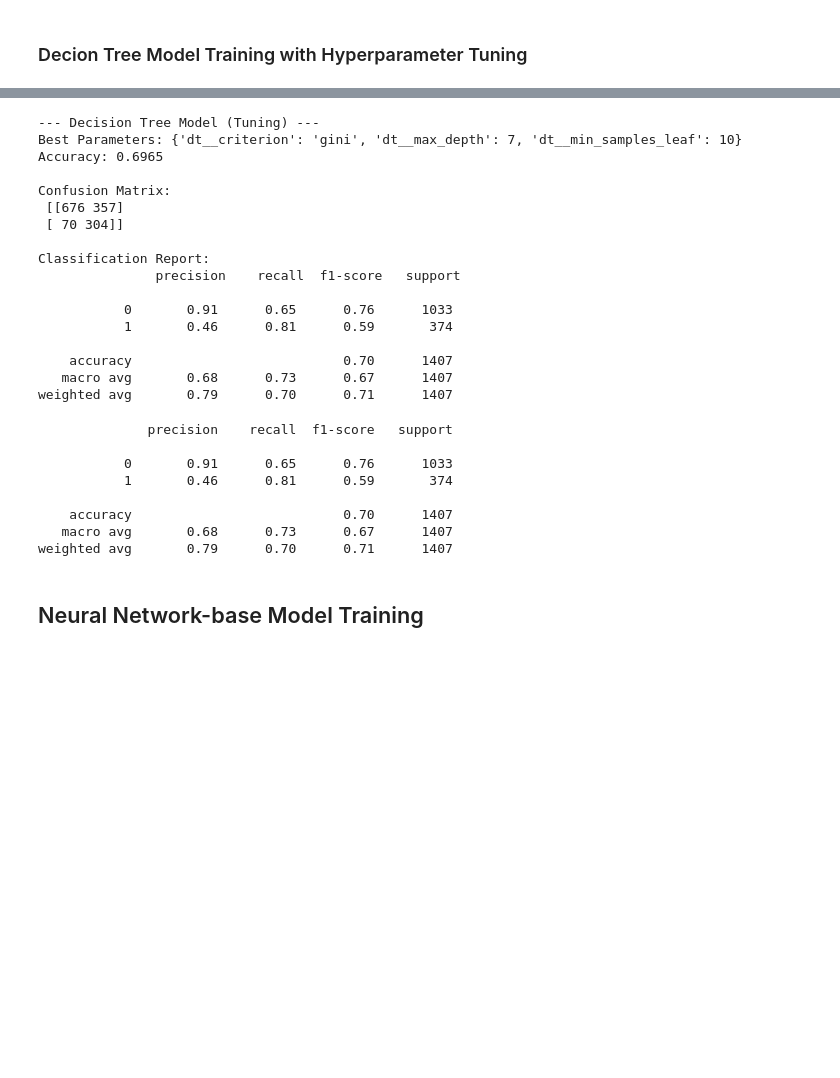
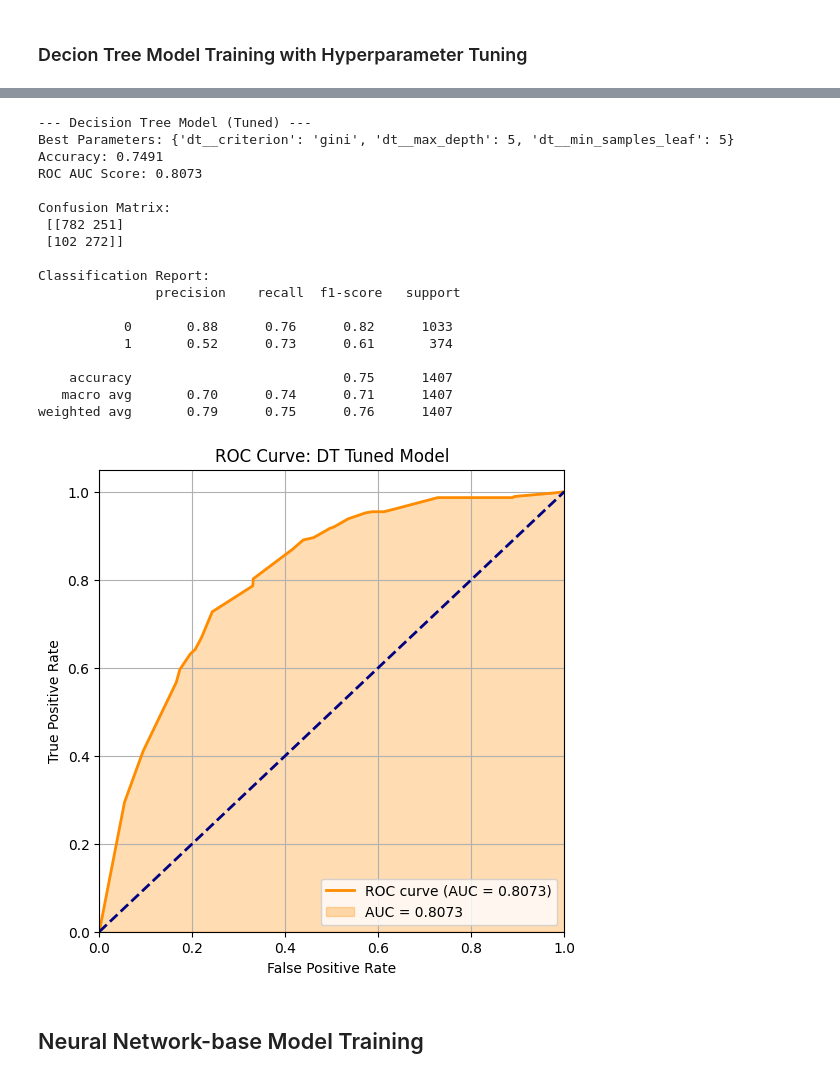
Before and after one commit to Kovindu555/Customer-Churn-Prediction, a Jupyter notebook: Trained_Churn_Predictior.ipynb, the cells around one changed output, grey strips where cells are left out. Cells and saved outputs as stored; diff of their text form; code cells hidden in the pictures; blank space fills up the shorter version.

```diff
--- a/Trained_Churn_Predictior.ipynb
+++ b/Trained_Churn_Predictior.ipynb
@@ -119,4 +141,5 @@ weighted avg       0.78      0.71      0.72      1407
 # %%
 # writing classifiaction report of dt based model to json
+dt_report_dict = classification_report(y_test, y_pred_dt, output_dict=True)
 with open('Smote_dt_C-Report.json','w') as f:
-    json.dump(report_dt, f, indent=4)
+    json.dump(dt_report_dict, f, indent=4)
@@ -138,9 +146,9 @@ weighted avg       0.78      0.71      0.72      1407
 # %% [markdown]
 ### Decion Tree Model Training with Hyperparameter Tuning
 # %%
-# applying smoteenn on DTC
+# applying smote on DTC
 pipeline_dt = Pipeline([
-    ('smoteenn', smoteenn),
+    ('smote', smote),
     ('dt', DecisionTreeClassifier(random_state=42))
 ])
 # %%
@@ -176,32 +184,55 @@ GridSearchCV(cv=5,
 # evaluation of the tuned model
 best_dt_tuned = grid_search_dt.best_estimator_
 y_pred_tuned_dt = best_dt_tuned.predict(X_test)
+
+y_proba_tuned_dt = best_dt_tuned.predict_proba(X_test)[:, 1]
+roc_auc_tuned_dt = roc_auc_score(y_test, y_proba_tuned_dt)
+
 conf_matrix_tuned_dt = confusion_matrix(y_test, y_pred_tuned_dt)
 report_tuned_dt = classification_report(y_test, y_pred_tuned_dt)
 tuned_dt_acc = best_dt_tuned.score(X_test,y_test)
 
-print("--- Decision Tree Model (Tuning) ---")
+print("--- Decision Tree Model (Tuned) ---")
 print(f"Best Parameters: {grid_search_dt.best_params_}")
 print(f'Accuracy: {tuned_dt_acc:.4f}')
+print(f'ROC AUC Score: {roc_auc_tuned_dt:.4f}')
 print("\nConfusion Matrix:\n", conf_matrix_tuned_dt)
 print("\nClassification Report:\n", report_tuned_dt)
 # %% [output]
---- Decision Tree Model (Tuning) ---
-Best Parameters: {'dt__criterion': 'gini', 'dt__max_depth': 7, 'dt__min_samples_leaf': 10}
-Accuracy: 0.6965
+--- Decision Tree Model (Tuned) ---
+Best Parameters: {'dt__criterion': 'gini', 'dt__max_depth': 5, 'dt__min_samples_leaf': 5}
+Accuracy: 0.7491
+ROC AUC Score: 0.8073
 
 Confusion Matrix:
- [[676 357]
- [ 70 304]]
+ [[782 251]
+ [102 272]]
 
 Classification Report:
                precision    recall  f1-score   support
 
-           0       0.91      0.65      0.76      1033
-           1       0.46      0.81      0.59       374
+           0       0.88      0.76      0.82      1033
+           1       0.52      0.73      0.61       374
 
-    accuracy                           0.70      1407
-   macro avg       0.68      0.73      0.67      1407
-weighted avg       0.79      0.70      0.71      1407
+    accuracy                           0.75      1407
+   macro avg       0.70      0.74      0.71      1407
+weighted avg       0.79      0.75      0.76      1407
+# %%
+# ROC-AUC curve for DT tuned model
+fpr, tpr, _ = roc_curve(y_test, y_proba_tuned_dt)
+plt.figure(figsize=(6, 6))
+plt.plot(fpr, tpr, color='darkorange', lw=2, label=f'ROC curve (AUC = {roc_auc_tuned_dt:.4f})')
+plt.fill_between(fpr, tpr, color='darkorange', alpha=0.3, label=f'AUC = {roc_auc_tuned_dt:.4f}')
+plt.plot([0, 1], [0, 1], color='navy', lw=2, linestyle='--')
+plt.xlim([0.0, 1.0])
+plt.ylim([0.0, 1.05])
+plt.xlabel('False Positive Rate')
+plt.ylabel('True Positive Rate')
+plt.title('ROC Curve: DT Tuned Model')
+plt.legend(loc="lower right")
+plt.grid(True)
+plt.show()
+# %% [output]
+[figure, added]
 # %%
 # writing classifiaction report of dt tuned model to json
@@ -214,14 +242,3 @@ with open('Smote_tuned_dt_C-Report.json','r') as fr:
-# %%
-print(dt_tuned_c_report)
-# %% [output]
-              precision    recall  f1-score   support
-
-           0       0.91      0.65      0.76      1033
-           1       0.46      0.81      0.59       374
-
-    accuracy                           0.70      1407
-   macro avg       0.68      0.73      0.67      1407
-weighted avg       0.79      0.70      0.71      1407
 # %% [markdown]
 ## Neural Network-base Model Training
 # %%
```
Also changed, not shown: parts of 39 cells of this notebook.
